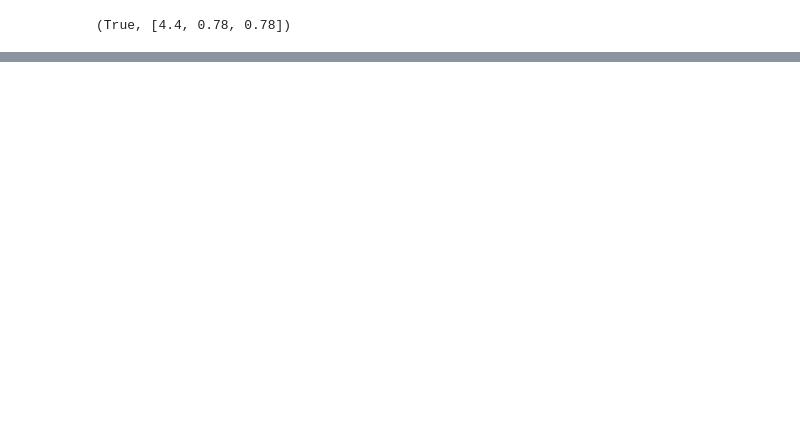
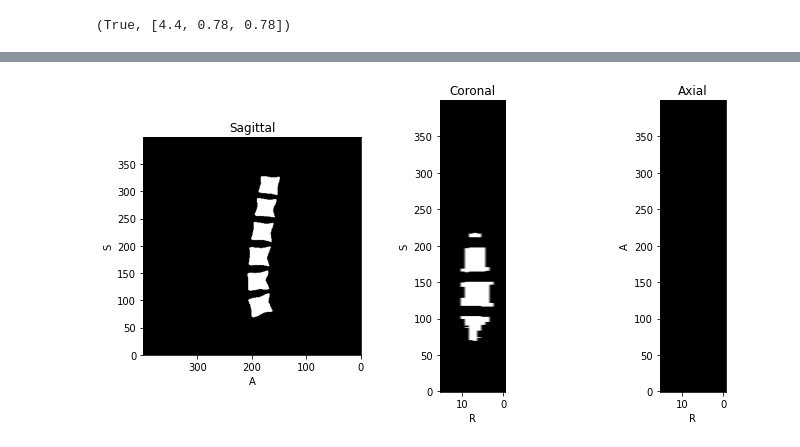
Before and after one commit to MMIV-ML/fastMONAI, a Jupyter notebook: research/01-spine-segmentation-inference.ipynb, the cells around one changed output, grey strips where cells are left out. Saved outputs shown, nothing was run; the diff lists cells and outputs as text; code cells hidden in the pictures; blank space fills up the shorter version.

```diff
--- a/research/01-spine-segmentation-inference.ipynb
+++ b/research/01-spine-segmentation-inference.ipynb
@@ -62,23 +15,6 @@ reorder, resample
 # %% [output]
 (True, [4.4, 0.78, 0.78])
 # %%
-models = [load_learner(f'models/{i}_learner.pkl', cpu=True) for i in range(3)]
+models = [load_learner(f'models/{i}_learner.pkl', cpu=False) for i in range(3)]
 # %%
 fn = 'example_data/img.nii.gz'
-# %%
-mask_data = None
-for idx, learner in enumerate(models):
-    mask = inference(learner, reorder, resample, fn)
-    if mask_data is None:
-        mask_data = mask.data
-
-    else:
-        mask_data = mask_data + mask.data
-
-    if idx == 2:
-        mask_data = mask_data/3
-        mask_data = torch.where(mask_data>0.5, 1., 0.)
-        mask_data = torch.Tensor(pred_postprocess(mask_data))
-
-        mask.set_data(mask_data)
-        mask.save('example_data/pred_mask.nii.gz')
@@ -88,0 +21,8 @@ for idx, learner in enumerate(models):
+# %%
+mask_data = None
+
+for learner in models:
+    mask = inference(learner, reorder, resample, fn)
+
+    if mask_data is None: mask_data = torch.zeros_like(mask.data) ## Initialize a tensor of zeros for storing the mask data
+    else: mask_data += mask.data # Add the mask data to the accumulated mask data
@@ -88,0 +33,17 @@ for idx, learner in enumerate(models):
+# %%
+# Average the accumulated mask data
+mask_data /= len(models)
+
+# Threshold the averaged mask data to create a binary mask
+mask_data = torch.where(mask_data > 0.5, 1., 0.)
+
+# Apply postprocessing to remove small objects from the binary mask
+mask_data = torch.Tensor(pred_postprocess(mask_data))
+
+# Set the data of the mask object to the processed mask data
+mask.set_data(mask_data)
+# %%
+mask.plot(figsize=(10,5))
+mask.save('example_data/pred_mask.nii.gz')
+# %% [output]
+[figure, added]
```
Also changed, not shown: parts of 7 cells of this notebook, 9 other files.
